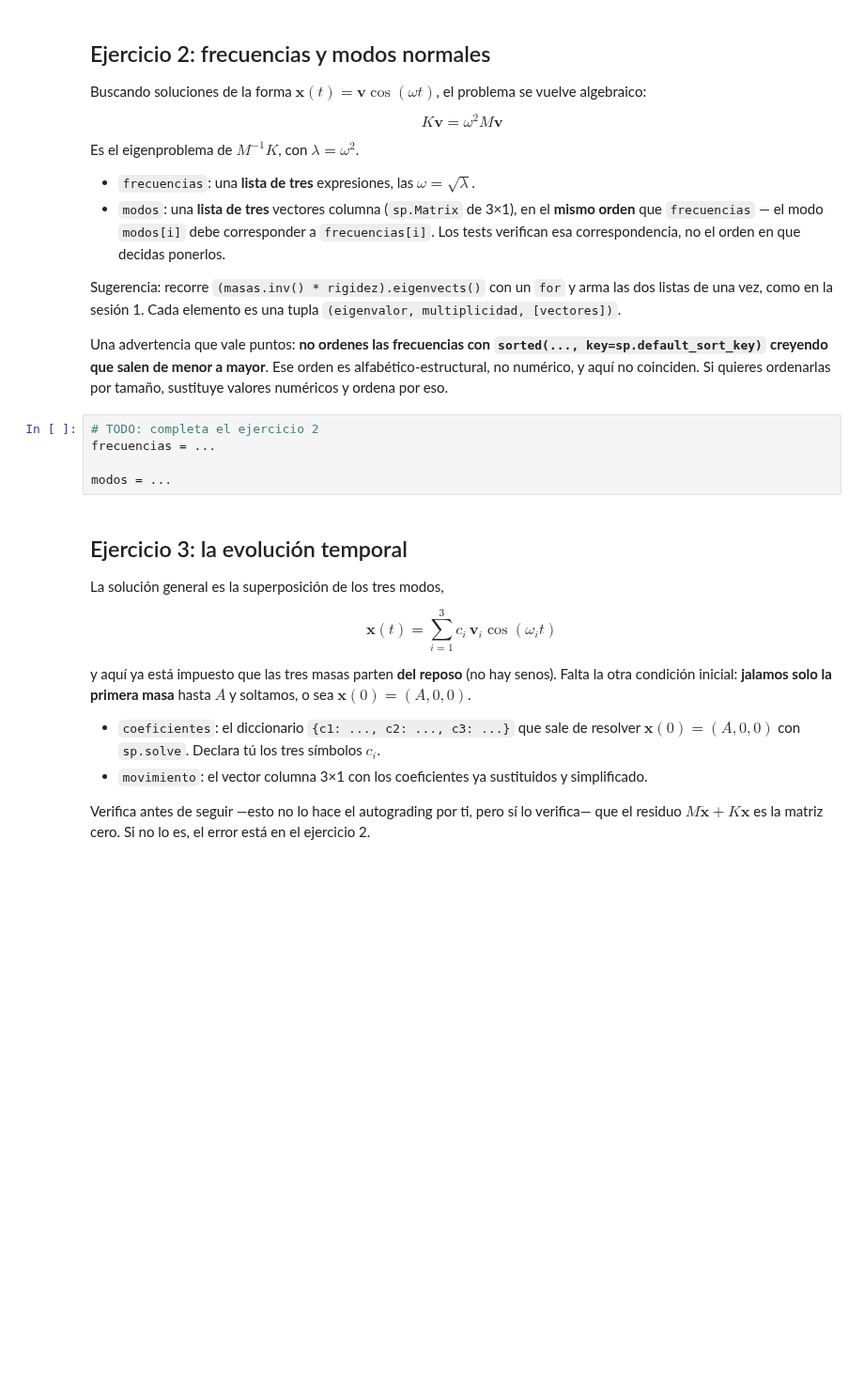
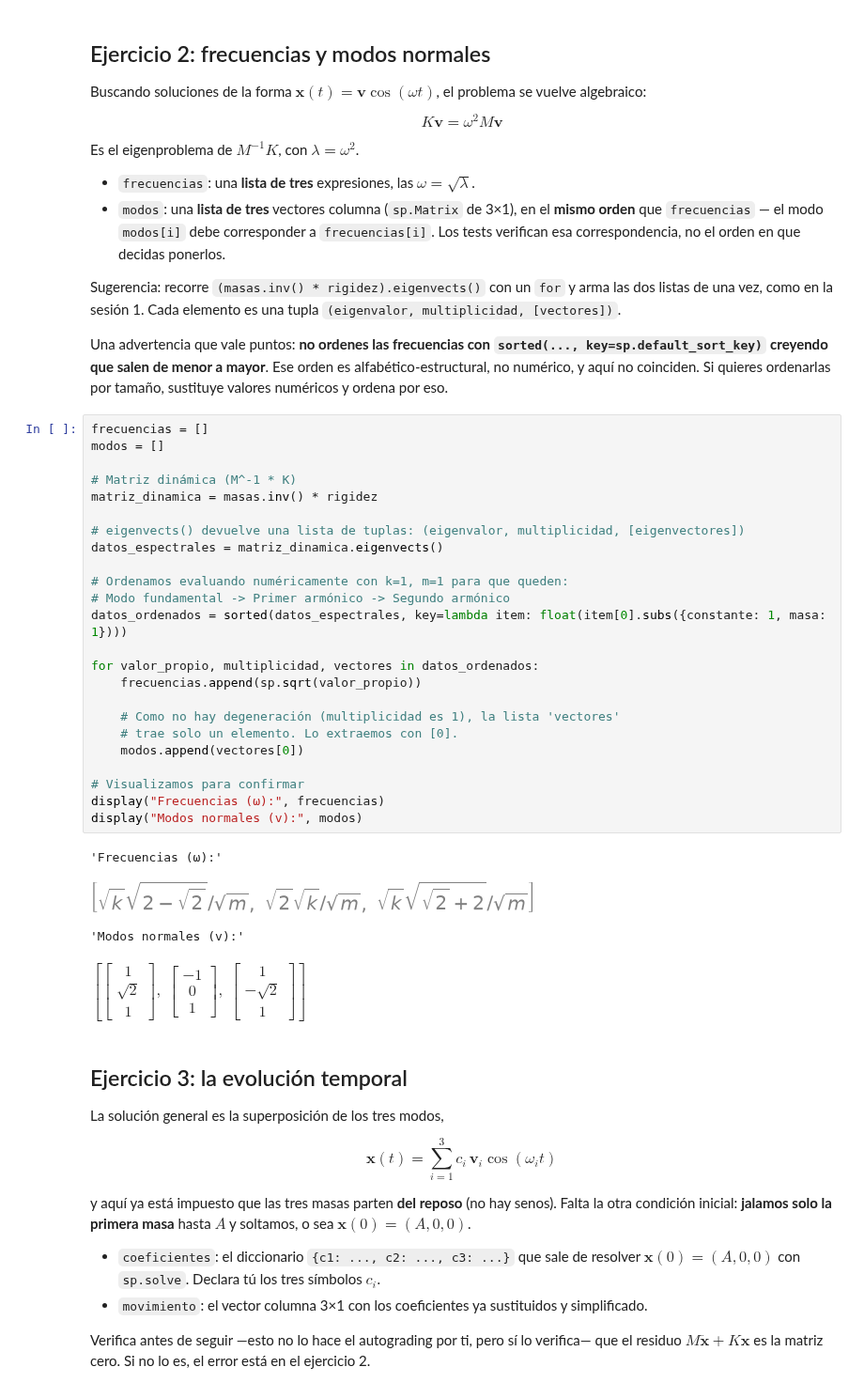
Before and after one commit to Eltiempo10/temas-selectos-fisica-computacional-1, a Jupyter notebook: semana-06/tarea/tarea-06.ipynb, the cells around one changed output. Shown at 94% size. Drawn from its saved outputs; the diff is of its cells as text; blank space fills up the shorter version.

```diff
--- a/semana-06/tarea/tarea-06.ipynb
+++ b/semana-06/tarea/tarea-06.ipynb
@@ -91,10 +109,34 @@ Una advertencia que vale puntos: **no ordenes las frecuencias con
 Ese orden es alfabético-estructural, no numérico, y aquí no coinciden. Si
 quieres ordenarlas por tamaño, sustituye valores numéricos y ordena por eso.
 # %%
-# TODO: completa el ejercicio 2
-frecuencias = ...
+frecuencias = []
+modos = []
 
-modos = ...
+# Matriz dinámica (M^-1 * K)
+matriz_dinamica = masas.inv() * rigidez
+
+# eigenvects() devuelve una lista de tuplas: (eigenvalor, multiplicidad, [eigenvectores])
+datos_espectrales = matriz_dinamica.eigenvects()
+
+# Ordenamos evaluando numéricamente con k=1, m=1 para que queden:
+# Modo fundamental -> Primer armónico -> Segundo armónico
+datos_ordenados = sorted(datos_espectrales, key=lambda item: float(item[0].subs({constante: 1, masa: 1})))
+
+for valor_propio, multiplicidad, vectores in datos_ordenados:
+    frecuencias.append(sp.sqrt(valor_propio))
+
+    # Como no hay degeneración (multiplicidad es 1), la lista 'vectores'
+    # trae solo un elemento. Lo extraemos con [0].
+    modos.append(vectores[0])
+
+# Visualizamos para confirmar
+display("Frecuencias (ω):", frecuencias)
+display("Modos normales (v):", modos)
+# %% [output]
+'Frecuencias (ω):'
+[figure, added]
+'Modos normales (v):'
+$\displaystyle \left[ \left[\begin{matrix}1\\\sqrt{2}\\1\end{matrix}\right], \  \left[\begin{matrix}-1\\0\\1\end{matrix}\right], \  \left[\begin{matrix}1\\- \sqrt{2}\\1\end{matrix}\right]\right]$
 # %% [markdown]
 ## Ejercicio 3: la evolución temporal
 
```
Also changed, not shown: parts of 4 cells of this notebook.
